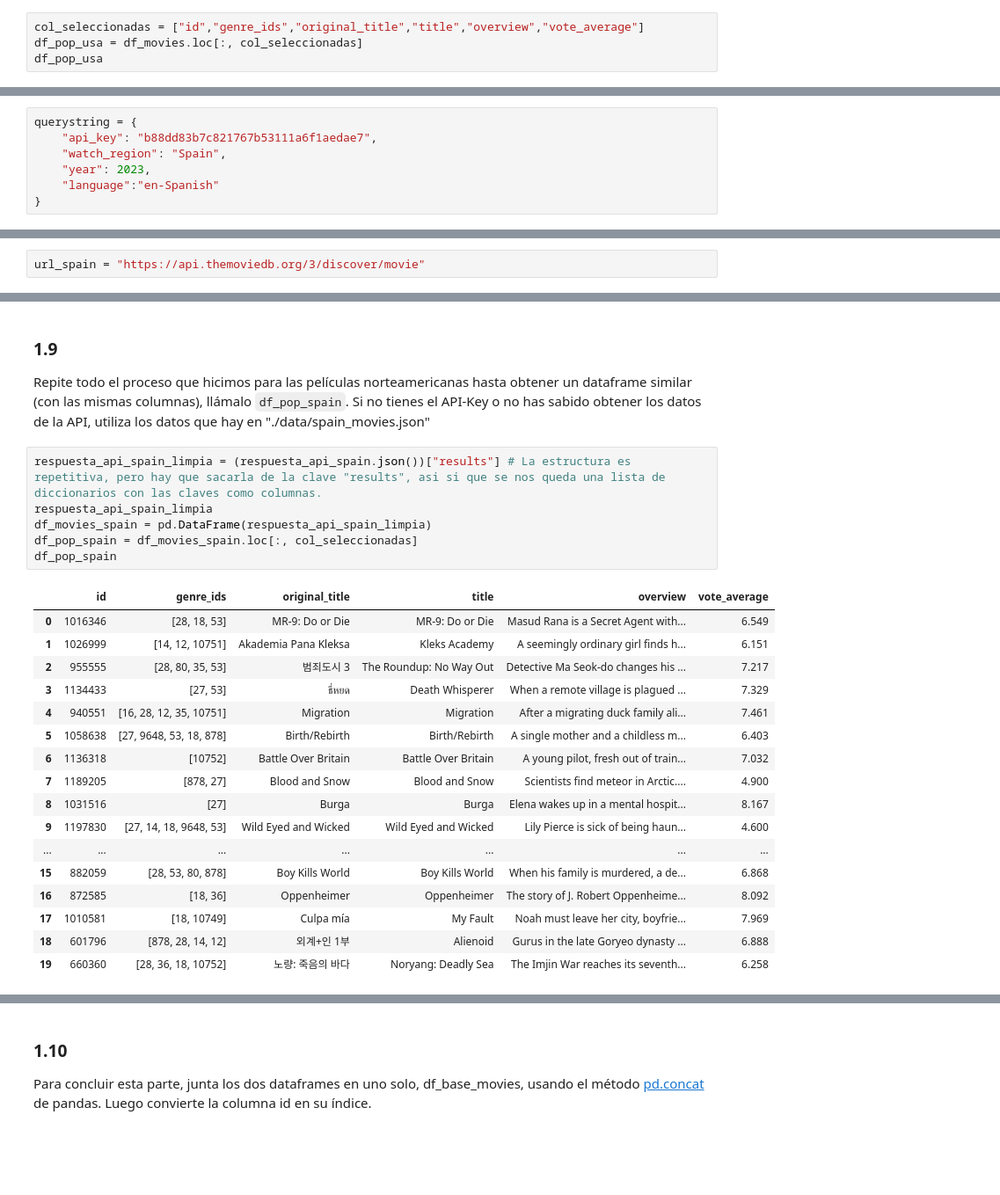
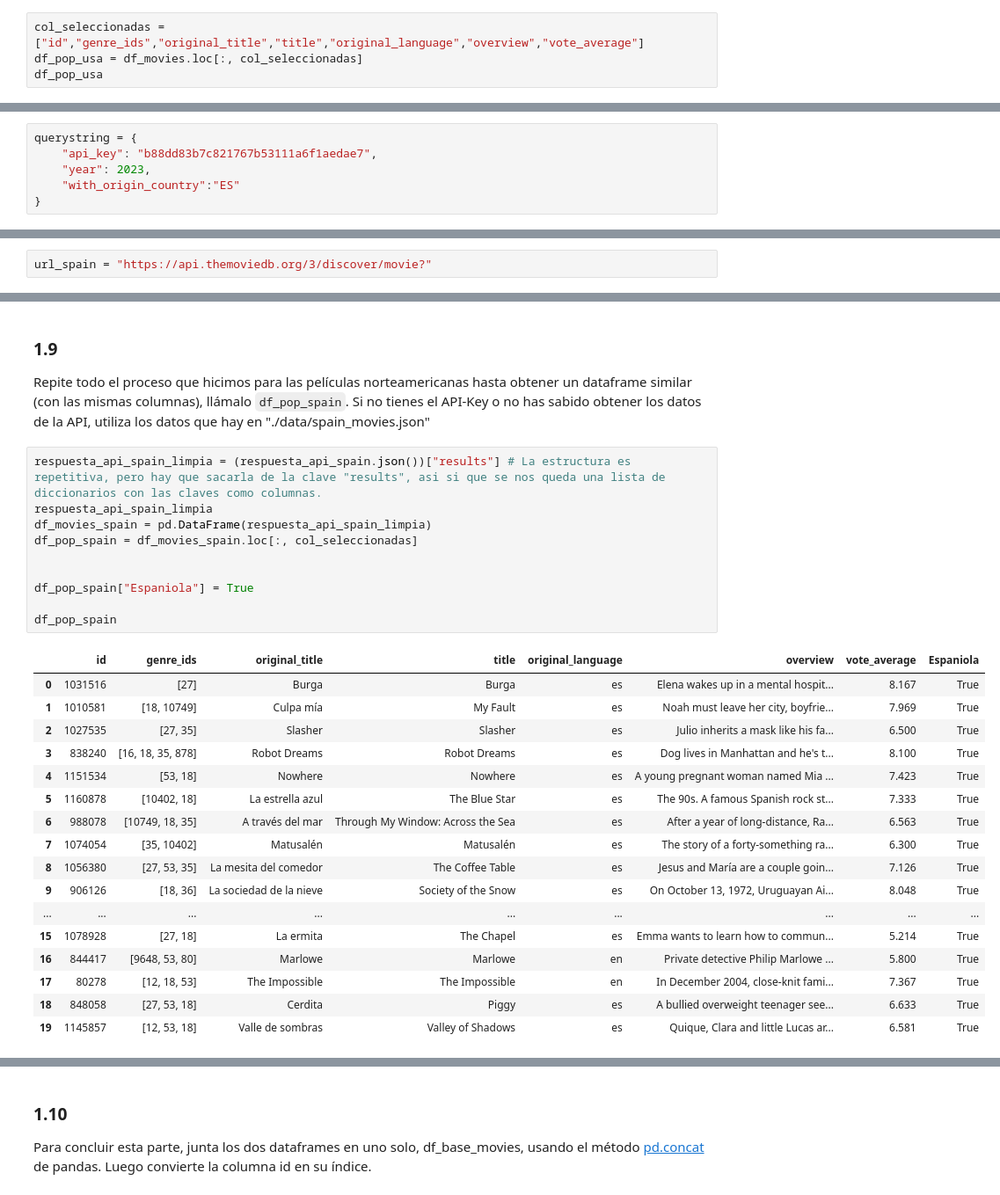
Before and after one commit to LuTaOr/ONLINE_DS_THEBRIDGE_LUIS, a Jupyter notebook: S6U2_Practica_Obligatoria/18_Practica_Obligatoria_Scraping_API.ipynb, the cells around one changed output, grey strips where cells are left out. Shown: that part at 88% size. Saved outputs shown, nothing was run; the diff lists cells and outputs as text; blank space fills up the shorter version.

```diff
--- a/S6U2_Practica_Obligatoria/18_Practica_Obligatoria_Scraping_API.ipynb
+++ b/S6U2_Practica_Obligatoria/18_Practica_Obligatoria_Scraping_API.ipynb
@@ -193,7 +195,7 @@ col_seleccionadas = ["id","genre_ids","original_title","title","overview","vote_
 
 Añade alguna más si quieres, pero manten las anteriores siempre. Construye un nuevo `DataFrame`, "df_pop_usa", que contenga sólo las columnas seleccionadas
 # %%
-col_seleccionadas = ["id","genre_ids","original_title","title","overview","vote_average"]
+col_seleccionadas = ["id","genre_ids","original_title","title","original_language","overview","vote_average"]
 df_pop_usa = df_movies.loc[:, col_seleccionadas]
 df_pop_usa
 # %% [output]
@@ -244,16 +247,15 @@ querystring = {
 # %%
 querystring = {
     "api_key": "b88dd83b7c821767b53111a6f1aedae7",
-    "watch_region": "Spain",
     "year": 2023,
-    "language":"en-Spanish"
+    "with_origin_country":"ES"
 }
 # %% [markdown]
 ### 1.7
 
 Ahora construye la url_spain, pero ten en cuenta que ya sólo necesitas la url base y el endpoint
 # %%
-url_spain = "https://api.themoviedb.org/3/discover/movie"
+url_spain = "https://api.themoviedb.org/3/discover/movie?"
 # %% [markdown]
 ### 1.8
 
@@ -283,27 +278,31 @@ Repite todo el proceso que hicimos para las películas norteamericanas hasta obt
 # %%
 respuesta_api_spain_limpia = (respuesta_api_spain.json())["results"] # La estructura es repetitiva, pero hay que sacarla de la clave "results", asi si que se nos queda una lista de diccionarios con las claves como columnas.
 respuesta_api_spain_limpia
 df_movies_spain = pd.DataFrame(respuesta_api_spain_limpia)
 df_pop_spain = df_movies_spain.loc[:, col_seleccionadas]
+
+
+df_pop_spain["Espaniola"] = True
+
 df_pop_spain
 # %% [output]
-|  | id | genre_ids | original_title | title | overview | vote_average |
-| 0 | 1016346 | [28, 18, 53] | MR-9: Do or Die | MR-9: Do or Die | Masud Rana is a Secret Agent with... | 6.549 |
-| 1 | 1026999 | [14, 12, 10751] | Akademia Pana Kleksa | Kleks Academy | A seemingly ordinary girl finds h... | 6.151 |
-| 2 | 955555 | [28, 80, 35, 53] | 범죄도시 3 | The Roundup: No Way Out | Detective Ma Seok-do changes his ... | 7.217 |
-| 3 | 1134433 | [27, 53] | ธี่หยด | Death Whisperer | When a remote village is plagued ... | 7.329 |
-| 4 | 940551 | [16, 28, 12, 35, 10751] | Migration | Migration | After a migrating duck family ali... | 7.461 |
-| 5 | 1058638 | [27, 9648, 53, 18, 878] | Birth/Rebirth | Birth/Rebirth | A single mother and a childless m... | 6.403 |
-| 6 | 1136318 | [10752] | Battle Over Britain | Battle Over Britain | A young pilot, fresh out of train... | 7.032 |
-| 7 | 1189205 | [878, 27] | Blood and Snow | Blood and Snow | Scientists find meteor in Arctic.... | 4.900 |
-| 8 | 1031516 | [27] | Burga | Burga | Elena wakes up in a mental hospit... | 8.167 |
-| 9 | 1197830 | [27, 14, 18, 9648, 53] | Wild Eyed and Wicked | Wild Eyed and Wicked | Lily Pierce is sick of being haun... | 4.600 |
-| ... | ... | ... | ... | ... | ... | ... |
-| 15 | 882059 | [28, 53, 80, 878] | Boy Kills World | Boy Kills World | When his family is murdered, a de... | 6.868 |
-| 16 | 872585 | [18, 36] | Oppenheimer | Oppenheimer | The story of J. Robert Oppenheime... | 8.092 |
-| 17 | 1010581 | [18, 10749] | Culpa mía | My Fault | Noah must leave her city, boyfrie... | 7.969 |
-| 18 | 601796 | [878, 28, 14, 12] | 외계+인 1부 | Alienoid | Gurus in the late Goryeo dynasty ... | 6.888 |
-| 19 | 660360 | [28, 36, 18, 10752] | 노량: 죽음의 바다 | Noryang: Deadly Sea | The Imjin War reaches its seventh... | 6.258 |
+|  | id | genre_ids | original_title | title | original_language | overview | vote_average | Espaniola |
+| 0 | 1031516 | [27] | Burga | Burga | es | Elena wakes up in a mental hospit... | 8.167 | True |
+| 1 | 1010581 | [18, 10749] | Culpa mía | My Fault | es | Noah must leave her city, boyfrie... | 7.969 | True |
+| 2 | 1027535 | [27, 35] | Slasher | Slasher | es | Julio inherits a mask like his fa... | 6.500 | True |
+| 3 | 838240 | [16, 18, 35, 878] | Robot Dreams | Robot Dreams | es | Dog lives in Manhattan and he's t... | 8.100 | True |
+| 4 | 1151534 | [53, 18] | Nowhere | Nowhere | es | A young pregnant woman named Mia ... | 7.423 | True |
+| 5 | 1160878 | [10402, 18] | La estrella azul | The Blue Star | es | The 90s. A famous Spanish rock st... | 7.333 | True |
+| 6 | 988078 | [10749, 18, 35] | A través del mar | Through My Window: Across the Sea | es | After a year of long-distance, Ra... | 6.563 | True |
+| 7 | 1074054 | [35, 10402] | Matusalén | Matusalén | es | The story of a forty-something ra... | 6.300 | True |
+| 8 | 1056380 | [27, 53, 35] | La mesita del comedor | The Coffee Table | es | Jesus and María are a couple goin... | 7.126 | True |
+| 9 | 906126 | [18, 36] | La sociedad de la nieve | Society of the Snow | es | On October 13, 1972, Uruguayan Ai... | 8.048 | True |
+| ... | ... | ... | ... | ... | ... | ... | ... | ... |
+| 15 | 1078928 | [27, 18] | La ermita | The Chapel | es | Emma wants to learn how to commun... | 5.214 | True |
+| 16 | 844417 | [9648, 53, 80] | Marlowe | Marlowe | en | Private detective Philip Marlowe ... | 5.800 | True |
+| 17 | 80278 | [12, 18, 53] | The Impossible | The Impossible | en | In December 2004, close-knit fami... | 7.367 | True |
+| 18 | 848058 | [27, 53, 18] | Cerdita | Piggy | es | A bullied overweight teenager see... | 6.633 | True |
+| 19 | 1145857 | [12, 53, 18] | Valle de sombras | Valley of Shadows | es | Quique, Clara and little Lucas ar... | 6.581 | True |
 # %%
 df_pop_spain.info()
 # %% [output]
```
Also changed, not shown: parts of 26 cells of this notebook.
